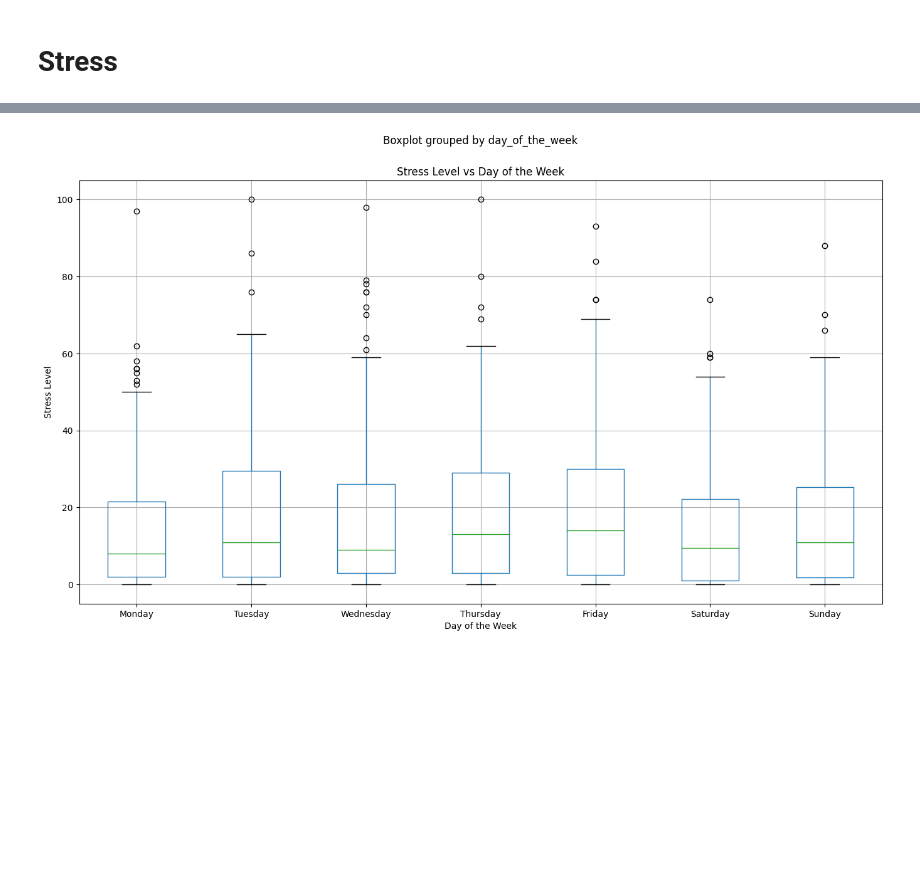
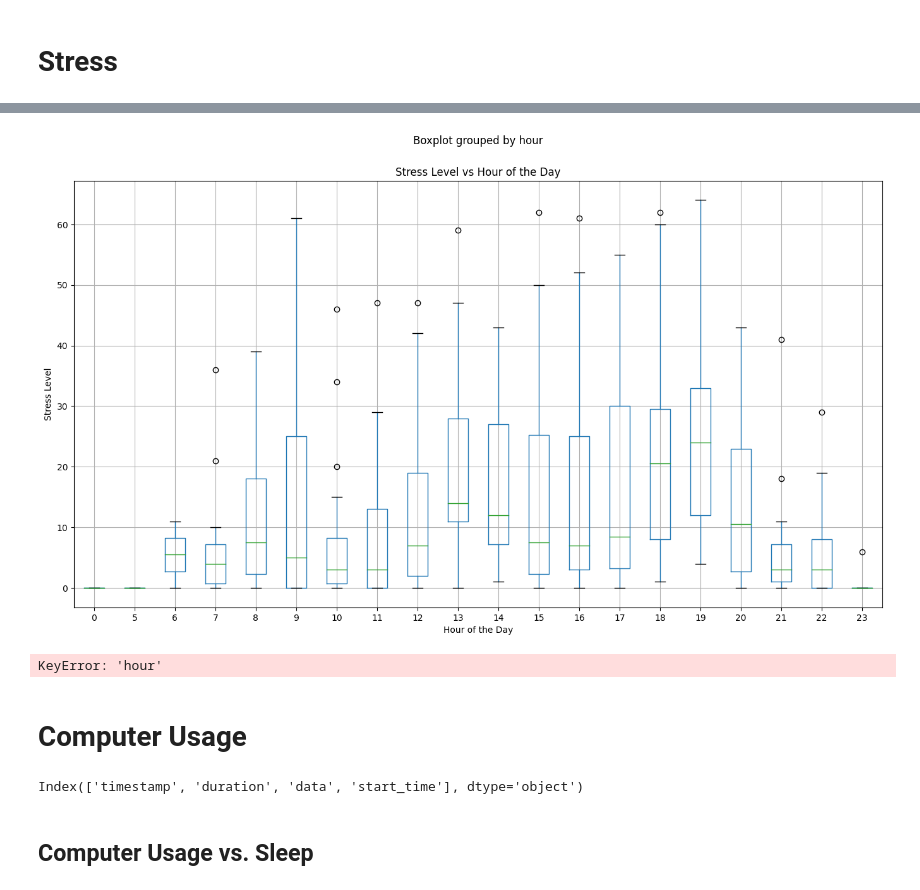
Before and after one commit to MattHandzel/HealthDataAnalysis, a Jupyter notebook: main.ipynb, the cells around one changed output, grey strips where cells are left out. Drawn from its saved outputs; the diff is of its cells as text; code cells hidden in the pictures; blank space fills up the shorter version.

Commit message:
added some more graphs and functionality to my code

```diff
--- a/main.ipynb
+++ b/main.ipynb
@@ -1,13 +1,2 @@
 # %% [markdown]
 # Imports & Constants
-# %%
-import matplotlib.pyplot as plt
-import os
-import pandas as pd
-import random
-import numpy as np
-import os
-import shutil
-
-# Most recent directory
-folder_dir = "./data/"+os.listdir("./data")[-1] + "/"
@@ -29,7 +57,7 @@ for dir_name in os.listdir(src_dir):
             shutil.copytree(os.path.join(src_dir, dir_name), os.path.join(dest_dir, dir_name))
 # %%
 # Clean up the data a but
-dest_dir = "./data"
+dest_dir = "./data/galaxywatch/"
 for dir_name in os.listdir(dest_dir):
     folder_dir = f"./data/{dir_name}/"
 
@@ -277,11 +427,13 @@ plot_line_of_best_fit(sleep[sleep["sleep_duration"] > 5], "start_time","sleep_du
 # %% [markdown]
 # Stress
 # %%
-stress = pd.read_csv(folder_dir + "stress.csv", index_col=False)
+stress = pd.read_csv(galaxy_watch_folder_dir + "stress.csv", index_col=False)
 stress = stress.rename(columns=remove_prefix)
-columns_to_remove = ["custom",	"binning_data",	"tag_id",	"create_time",	"algorithm",	"time_offset",	"deviceuuid",	"comment",	"pkg_name",	"datauuid"]
+columns_to_remove = ["custom",	"binning_data",	"tag_id",	"create_time",	"algorithm",	"deviceuuid",	"comment",	"pkg_name",	"datauuid"]
 stress = stress.drop(columns=columns_to_remove)
-stress["start_time"] = stress["start_time"].apply(convert_datetime_to_time_since_last_epoch)
-stress["end_time"] = stress["end_time"].apply(convert_datetime_to_time_since_last_epoch)
-stress = stress.sort_values(by="start_time")
-stress = convert_datetime_to_weekday(dataframe=stress, column_name="end_time")
+
+stress = do_the_rudamentary_time_changes(stress)
+stress["hour"] = stress["start_time"].apply(lambda x: datetime.fromtimestamp(x).hour)
+stress.head(10)
+daily_stress = sum_df_by_variable(stress, "date", ["score", "max", "min", "score", "day_of_the_week"], ["mean"])
+daily_stress
@@ -288,4 +468,23 @@ stress = convert_datetime_to_weekday(dataframe=stress, column_name="end_time")
 # %%
-plot_box_and_whisker(stress, "day_of_the_week", "score", "Stress Level vs Day of the Week", "Day of the Week", "Stress Level")
+plot_box_and_whisker(stress, "hour", "score", "Stress Level vs Hour of the Day", "Hour of the Day", "Stress Level")
 # %% [output]
-[figure, old version]
+[figure, new version]
+# %%
+def plot_matrix(dataframe: pd.DataFrame, x_axies, y_axis, title):
+  # This function will be used to see the average stress given a specific hour and given a specific day
+  assert len(x_axies) == 2
+
+  avg_stress = dataframe.groupby([x_axies[0], x_axies[1]])[y_axis].mean()
+
+  # convert the resulting series to a matrix with days as rows and hours as columns
+  matrix = avg_stress.unstack(level=1)
+
+  plt.imshow(matrix, cmap="hot", interpolation="nearest")
+  plt.colorbar()
+
+
+plot_matrix(stress, ["day_of_the_week", "hour"], "score",  "Stress Correlation Matrix")
+# %% [output]
+KeyError: 'hour'
+# %% [markdown]
+# Computer Usage
@@ -291,0 +493,18 @@ plot_box_and_whisker(stress, "day_of_the_week", "score", "Stress Level vs Day of
+# %%
+computer_usage_raw = pd.DataFrame(data["buckets"]["aw-watcher-window_matts-computer"]["events"])
+computer_usage_raw["start_time"] = computer_usage_raw["timestamp"].apply(lambda string: string.split("+")[0].split(".")[0]).apply(convert_datetime_to_time_since_last_epoch) - 5 * 3600
+
+
+
+computer_usage_raw["timestamp"] = computer_usage_raw["start_time"].apply(convert_time_since_last_epoch_to_date)
+computer_usage_raw.sort_values(by="start_time",ascending=False )
+
+computer_usage_raw = do_the_rudamentary_time_changes(computer_usage_raw)
+computer_usage = sum_df_by_variable(computer_usage_raw, "date", ["duration", "day_of_the_week", "start_time"], ["mean", "first", "max"])
+computer_usage["last_time_used"] = computer_usage["start_time"]
+computer_usage["start_time"] = (computer_usage["start_time"]).apply(convert_time_since_last_epoch_to_date).apply(convert_datetime_to_time_since_last_epoch)
+computer_usage["last_time_used"] = (abs(computer_usage["start_time"] - computer_usage["last_time_used"])) / 3600
+# %% [output]
+Index(['timestamp', 'duration', 'data', 'start_time'], dtype='object')
+# %% [markdown]
+## Computer Usage vs. Sleep
```
Also changed, not shown: parts of 19 cells of this notebook, 9 other files.
